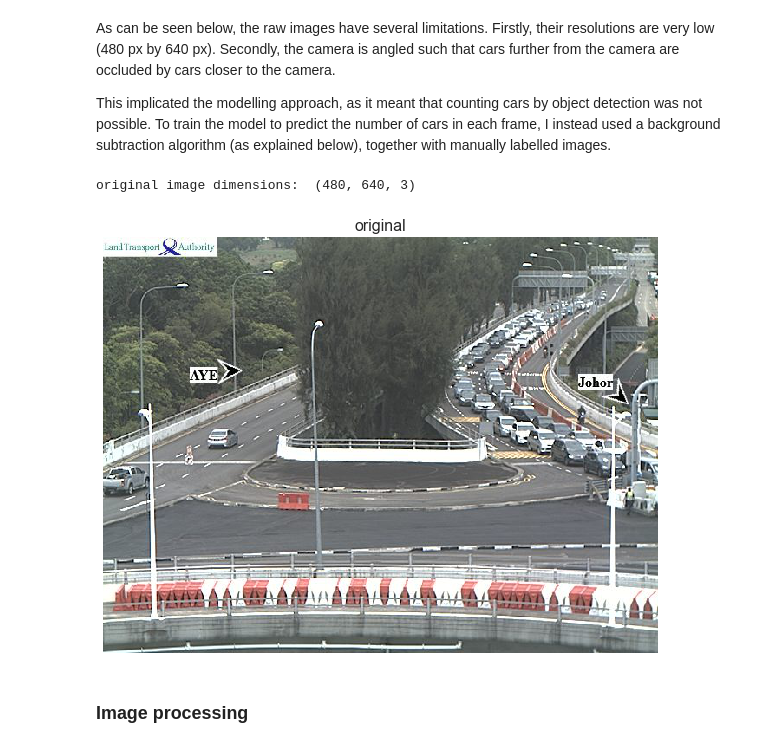
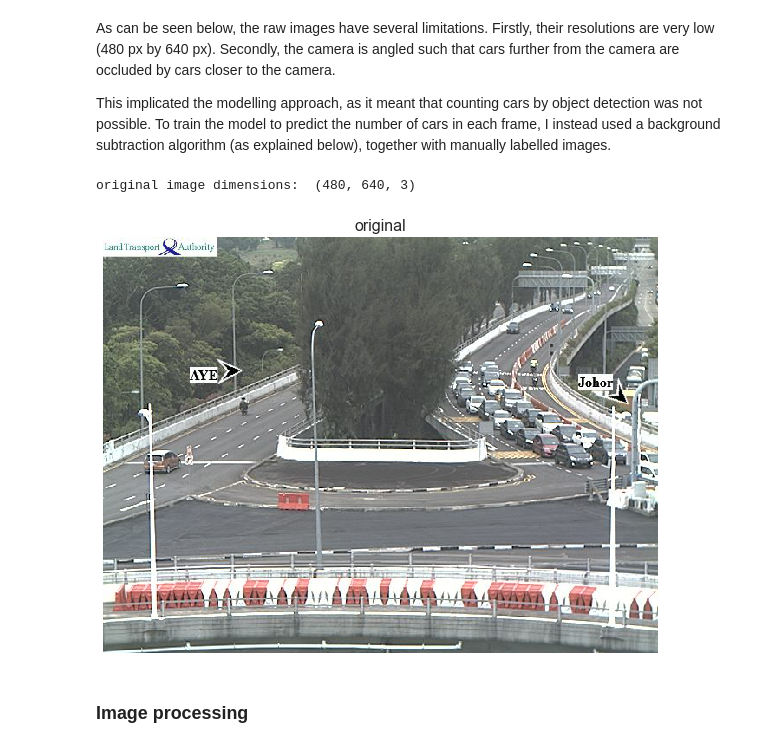
Before and after one commit to zzeniale/GA-Capstone-Project-Traffic-Volume-Prediction, a Jupyter notebook: code/1_eda_and_preprocessing.ipynb, the cells around one changed output. Drawn from its saved outputs; the diff is of its cells as text; code cells hidden in the pictures.

```diff
--- a/code/1_eda_and_preprocessing.ipynb
+++ b/code/1_eda_and_preprocessing.ipynb
@@ -84,17 +84,17 @@ This implicated the modelling approach, as it meant that counting cars by object
 # %%
 path_in = '../sample_images/'
 img_files = [f for f in os.listdir(path_in) if f != '.DS_Store']
-image_orig = io.imread(path_in + img_files[20])
+image_orig = io.imread(path_in + img_files[6])
 print("original image dimensions: ", image_orig.shape)
 
 plt.subplots(figsize=(8, 7))
 plt.imshow(image_orig)
 plt.title('original', fontsize=16)
 plt.axis('off')
 plt.tight_layout()
 # %% [output]
 original image dimensions:  (480, 640, 3)
-[figure, old version]
+[figure, new version]
 # %% [markdown]
 ### Image processing
 # %% [markdown]
```
Also changed, not shown: parts of 2 cells of this notebook, 2 other files.
